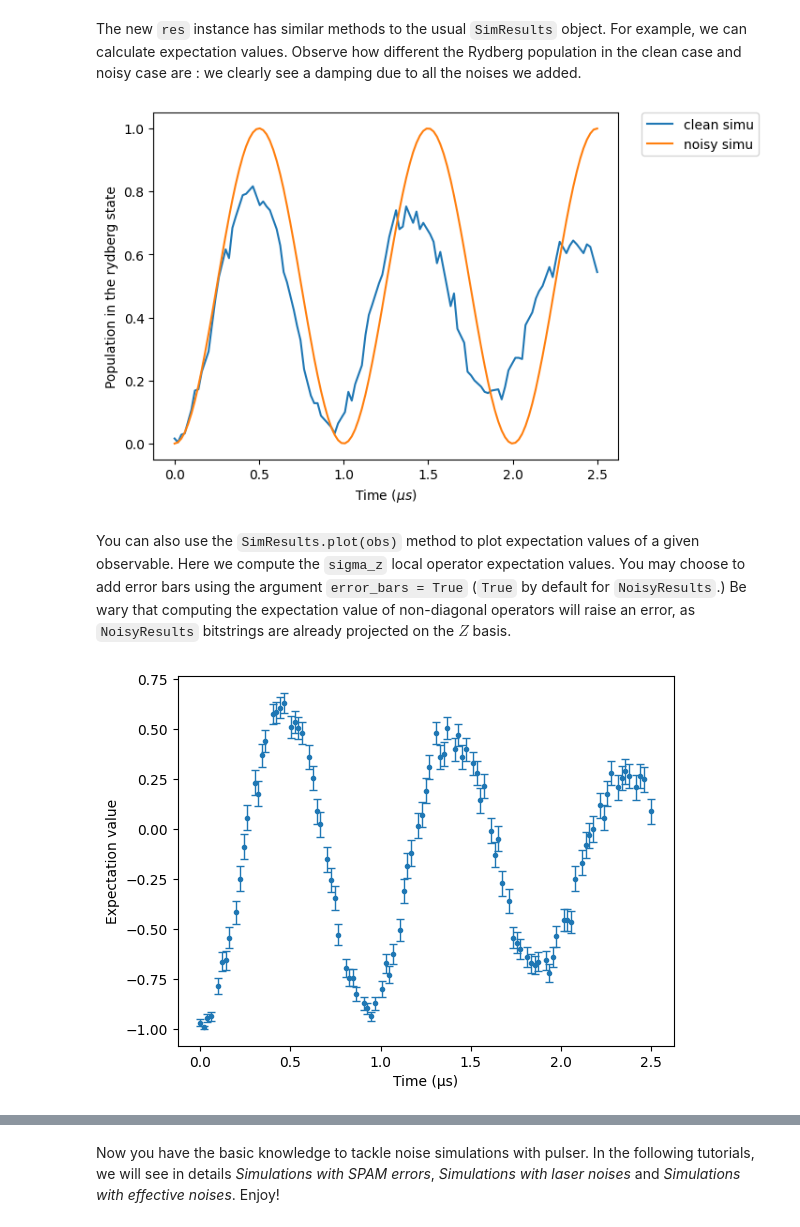
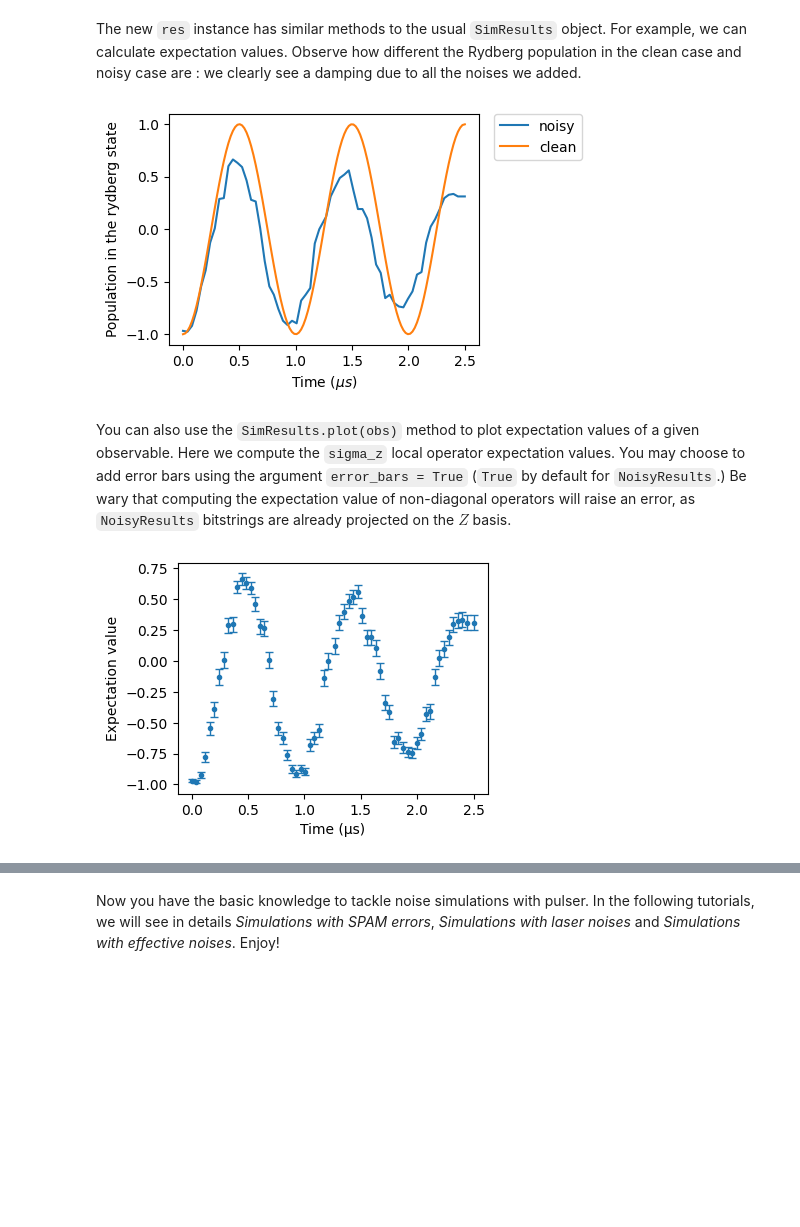
Before and after one commit to pasqal-io/Pulser, a Jupyter notebook: tutorials/advanced_features/Simulating Sequences with Errors and Noise.ipynb, the cells around one changed output, grey strips where cells are left out. Drawn from its saved outputs; the diff is of its cells as text; code cells hidden in the pictures; blank space fills up the shorter version.

Commit message:
Some plot sizes and a few text suggestions

```diff
--- a/tutorials/advanced_features/Simulating Sequences with Errors and Noise.ipynb
+++ b/tutorials/advanced_features/Simulating Sequences with Errors and Noise.ipynb
@@ -178,7 +175,7 @@ Dephasing probability: 0.05
 # %% [markdown]
 As a `Simulation` field, `eval_times` refers to the times at which the result have to be returned. Choose `'Full'` for all the times the Hamiltonian has been sampled in the sequence, a list of times of your choice (has to be a subset of all times in the simulation), or a real number between $0$ and $1$ to sample the full return times array. Here, we choose to keep $\frac{8}{10}$ of the Hamiltonian sample times for our evaluation times.
 # %%
-sim.evaluation_times = 0.8
+sim.evaluation_times = 0.5
 # %% [markdown]
 We now obtain a `NoisyResults` object from our noisy simulation. This object represents the final result as a probability distribution over the sampled bitstrings, rather than a quantum state `QObj` in the `CleanResults` case.
 # %%
@@ -188,19 +185,20 @@ res = sim.run()
 # %% [markdown]
 The new `res` instance has similar methods to the usual `SimResults` object. For example, we can calculate expectation values. Observe how different the Rydberg population in the clean case and noisy case are : we clearly see a damping due to all the noises we added.
 # %%
-plt.plot(res._sim_times, res.expect([obs])[0], label="clean simu")
-plt.plot(clean_res._sim_times, clean_res.expect([obs])[0], label="noisy simu")
+plt.figure(figsize=(4, 3))
+plt.plot(res._sim_times, res.expect([obs])[0], label="noisy")
+plt.plot(clean_res._sim_times, clean_res.expect([obs])[0], label="clean")
 plt.xlabel(r"Time ($\mu s$)")
 plt.ylabel("Population in the rydberg state")
 plt.legend(bbox_to_anchor=(1.05, 1), loc="upper left", borderaxespad=0.0)
 plt.show()
 # %% [output]
-[figure, old version]
+[figure, new version]
 # %% [markdown]
 You can also use the `SimResults.plot(obs)` method to plot expectation values of a given observable. Here we compute the `sigma_z` local operator expectation values. You may choose to add error bars using the argument `error_bars = True` (`True` by default for `NoisyResults`.) Be wary that computing the expectation value of non-diagonal operators will raise an error, as `NoisyResults` bitstrings are already projected on the $Z$ basis.
 # %%
 obs = qutip.sigmaz()
-res.plot(obs, fmt=".")
-plt.show()
+plt.figure(figsize=(4, 3))
+res.plot(obs, fmt=".")  # If you don't want error bars set `error_bars=False`
 # %% [output]
-[figure, old version]
+[figure, new version]
```
Also changed, not shown: parts of 6 cells of this notebook.
